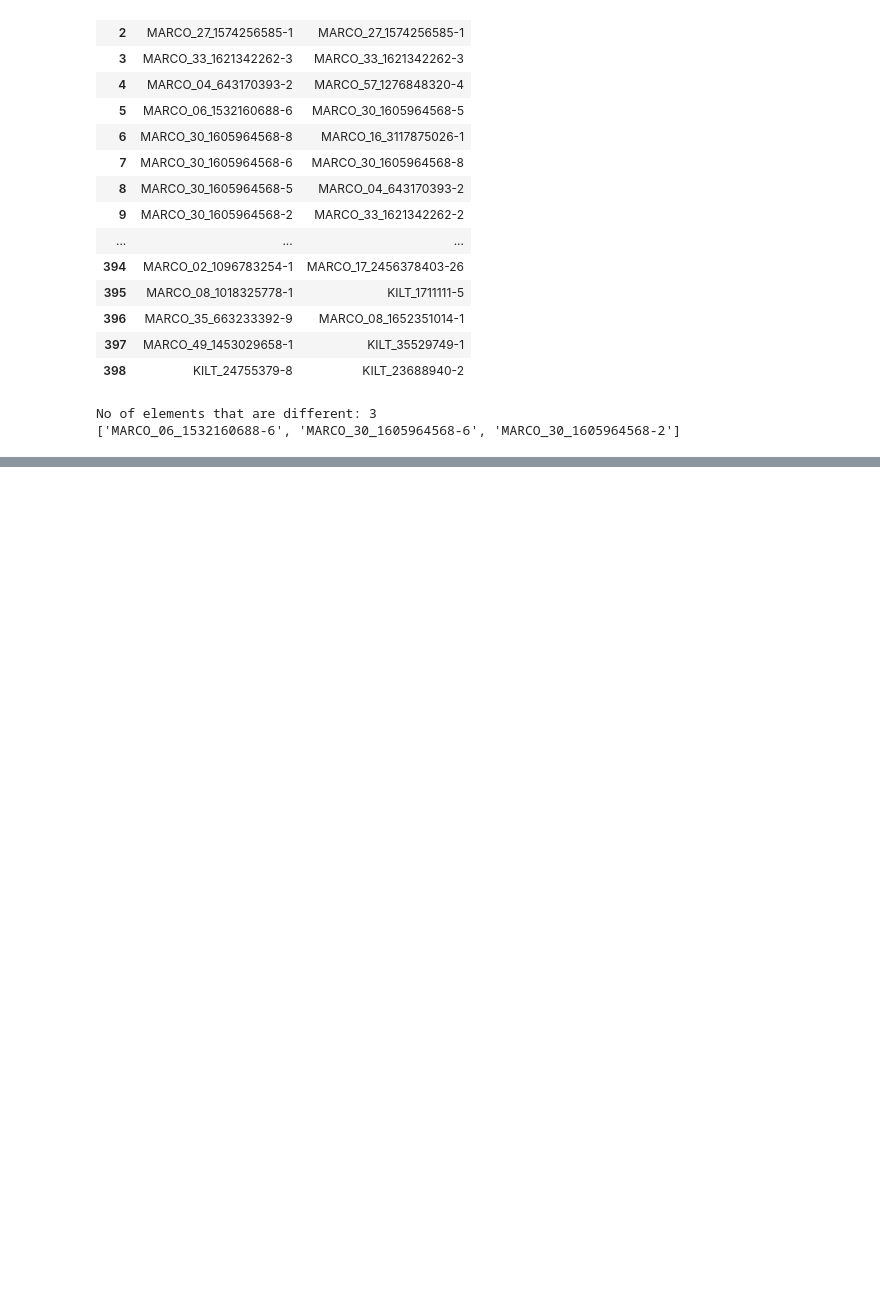
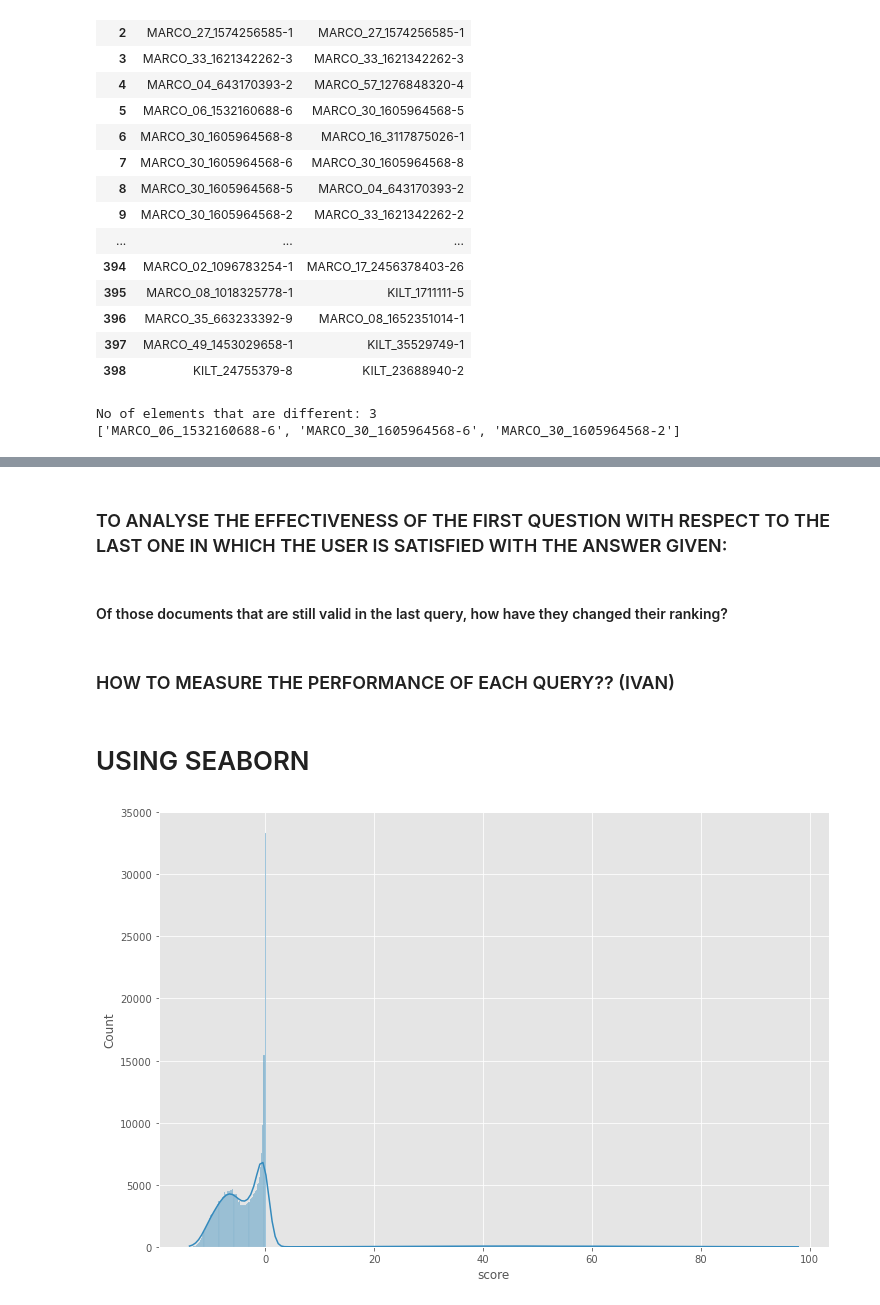
Before and after one commit to AleOspina22/IR-analysis, a Jupyter notebook: Queries.ipynb, the cells around one changed output, grey strips where cells are left out. Drawn from its saved outputs; the diff is of its cells as text; code cells hidden in the pictures; blank space fills up the shorter version.

Commit message:
Update in queries
I had to push from scratch the document with the new queries.

```diff
--- a/Queries.ipynb
+++ b/Queries.ipynb
@@ -22,8 +26,8 @@ pd.options.mode.chained_assignment = None
 # %%
 # Read the data, I give some format and the name for each column
 
-df1 = pd.read_csv('/Users/alejandroospina/Desktop/1. USI/4. IV SEMESTER/1. Thesis/6. TREC CAsT 2022 - MI runfiles/baseline_prf_mi.trec', sep=' ', names=["qid", "Q0", "docno", "rank", "score", "tag"])
-df2 = pd.read_csv('/Users/alejandroospina/Desktop/1. USI/4. IV SEMESTER/1. Thesis/6. TREC CAsT 2022 - MI runfiles/baseline_prf.trec', sep=' ', names=["qid", "Q0", "docno", "rank", "score", "tag"])
+df1 = pd.read_csv('/Users/alejandroospina/Desktop/1. USI/4. IV SEMESTER/1. Thesis/6. TREC CAsT 2022 - MI runfiles/baseline_prf_mi.trec', sep=' ', names=["qID", "Q0", "docID", "rank", "score", "tag"])
+df2 = pd.read_csv('/Users/alejandroospina/Desktop/1. USI/4. IV SEMESTER/1. Thesis/6. TREC CAsT 2022 - MI runfiles/baseline_prf.trec', sep=' ', names=["qID", "Q0", "docID", "rank", "score", "tag"])
 
 
 df1
@@ -197,0 +364,6 @@ No of elements that are different: 3
+# %% [markdown]
+### TO ANALYSE THE EFFECTIVENESS OF THE FIRST QUESTION WITH RESPECT TO THE LAST ONE IN WHICH THE USER IS SATISFIED WITH THE ANSWER GIVEN:
+# %% [markdown]
+#### Of those documents that are still valid in the last query, how have they changed their ranking?
+# %% [markdown]
+### HOW TO MEASURE THE PERFORMANCE OF EACH QUERY?? (IVAN)
@@ -197,0 +372,9 @@ No of elements that are different: 3
+# %% [markdown]
+# USING SEABORN
+# %%
+sns.histplot(df1.score, kde=True)
+plt.show()
+
+# There are really few high scoring documents compared to the majority that have a score lower than 0.
+# %% [output]
+[figure, added]
```
Also changed, not shown: parts of 24 cells of this notebook.
